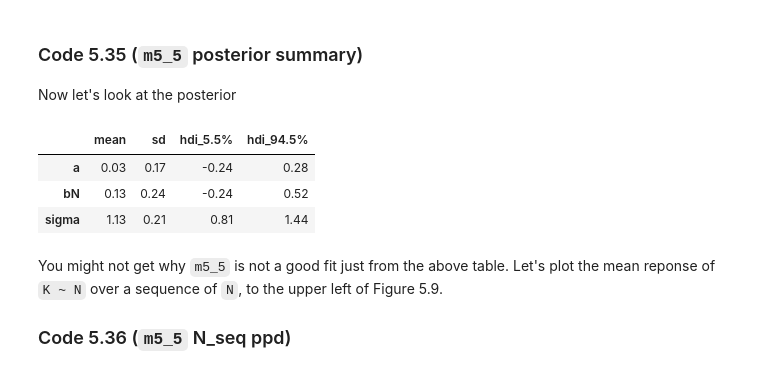
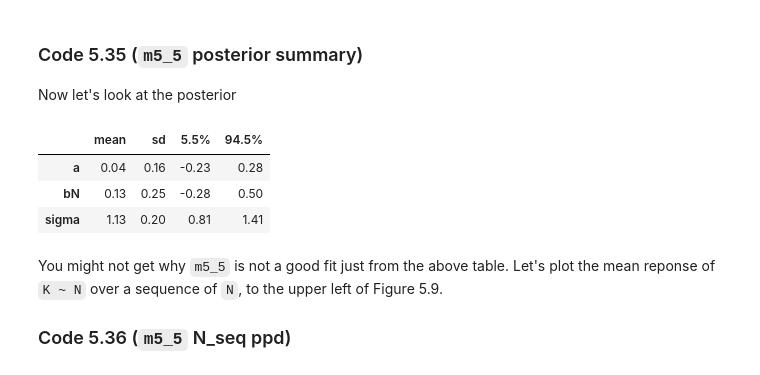
Before and after one commit to jaredxfeng/rethinking, a Jupyter notebook: notebooks/ch5_multReg.ipynb, the cells around one changed output. Saved outputs shown, nothing was run; the diff lists cells and outputs as text; code cells hidden in the pictures.

```diff
--- a/notebooks/ch5_multReg.ipynb
+++ b/notebooks/ch5_multReg.ipynb
@@ -43,8 +45,8 @@ Each data point represents a state. We care about the median age at marriage, ma
 # %%
 from sklearn.preprocessing import StandardScaler
 
-WaffleDivorce = pd.read_csv("../Data/WaffleDivorce.csv", delimiter=";")
-d = pd.DataFrame()
+WaffleDivorce = data("WaffleDivorce")
+d = dframe()
 d[["A", "M", "D"]] = StandardScaler().fit_transform(WaffleDivorce[["MedianAgeMarriage", "Marriage", "Divorce"]])
 d.head()
 # %% [output]
@@ -258,7 +260,7 @@ N = 50
 age = rnorm(N)
 mar = rnorm(N, -age) # A -> M
 div = rnorm(N, age) # A -> D
-d_sim = pd.DataFrame({"A": age, "M": mar, "D": div})
+d_sim = dframe({"A": age, "M": mar, "D": div})
 # %%
 with pm.Model() as m5_1_sim:
     a = pm.Normal("a", 0, 0.2)
@@ -445,8 +447,8 @@ dag5_1.show();
 # %%
 from sklearn.preprocessing import StandardScaler
 
-WaffleDivorce = pd.read_csv("../Data/WaffleDivorce.csv", delimiter=";")
-d = pd.DataFrame()
+WaffleDivorce = data("WaffleDivorce")
+d = dframe()
 d[["A", "D", "M"]] = StandardScaler().fit_transform(WaffleDivorce[["MedianAgeMarriage", "Divorce", "Marriage"]])
 
 with pm.Model() as m5_3A:
@@ -561,7 +563,7 @@ Now we're gonna look at the composition of milk across primate species, and try
 # %% [markdown]
 ### Code 5.27 (read milk data)
 # %%
-d = pd.read_csv("../Data/milk.csv", delimiter=";")
+d = data("milk")
 d.head()
 # %% [output]
 |  | clade | species | kcal.per.g | perc.fat | perc.protein | perc.lactose | mass | neocortex.perc |
@@ -702,12 +704,12 @@ Left: silly. Right: slightly less silly priors that stay within the potential sp
 ### Code 5.35 (`m5_5` posterior summary)
 Now let's look at the posterior
 # %%
-az.summary(trace5_5, var_names=["a", "bN", "sigma"], kind="stats", round_to=2)
+precis(trace5_5, pars=["a", "bN", "sigma"])
 # %% [output]
-|  | mean | sd | hdi_5.5% | hdi_94.5% |
-| a | 0.03 | 0.17 | -0.24 | 0.28 |
-| bN | 0.13 | 0.24 | -0.24 | 0.52 |
-| sigma | 1.13 | 0.21 | 0.81 | 1.44 |
+|  | mean | sd | 5.5% | 94.5% |
+| a | 0.04 | 0.16 | -0.23 | 0.28 |
+| bN | 0.13 | 0.25 | -0.28 | 0.50 |
+| sigma | 1.13 | 0.20 | 0.81 | 1.41 |
 # %% [markdown]
 You might not get why `m5_5` is not a good fit just from the above table. Let's plot the mean reponse of `K ~ N` over a sequence of `N`, to the upper left of Figure 5.9.
 
```
Also changed, not shown: parts of 34 cells of this notebook, 14 other files.
